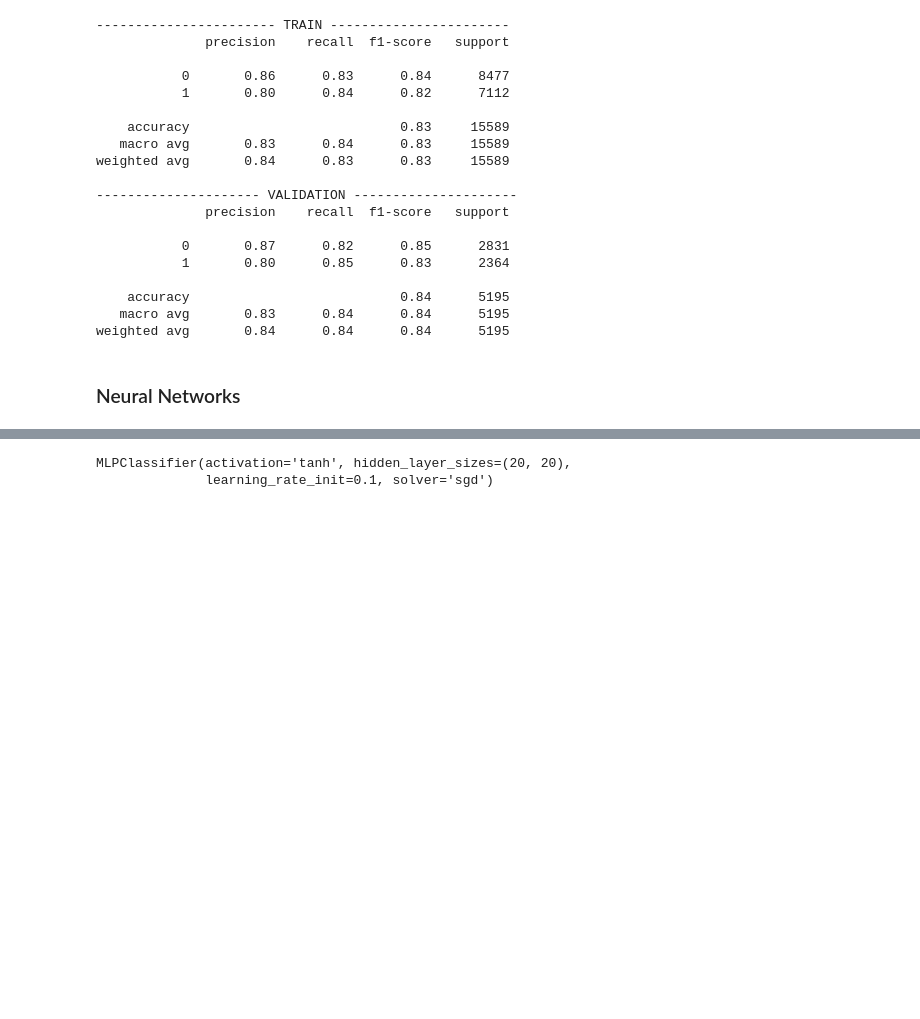
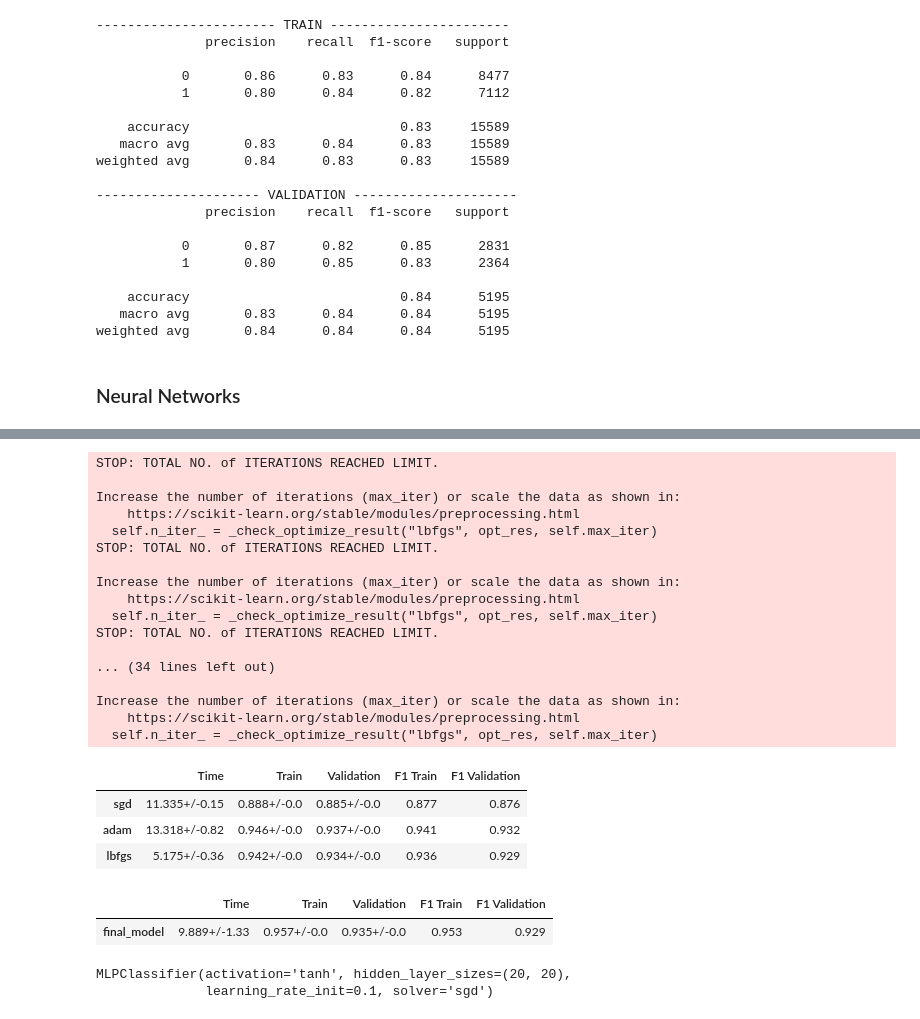
Before and after one commit to Leon209/Project_1-Supervised-Model, a Jupyter notebook: Project 1.ipynb, the cells around one changed output, grey strips where cells are left out. Cells and saved outputs as stored; diff of their text form; code cells hidden in the pictures; blank space fills up the shorter version.

```diff
--- a/Project 1.ipynb
+++ b/Project 1.ipynb
@@ -856,10 +877,32 @@ show_results(df, [model_logistic, model_tanh])
 # %%
 model_sgd = MLPClassifier(solver = 'sgd')
 model_adam = MLPClassifier(solver = 'adam')
 model_lbfgs = MLPClassifier(solver = 'lbfgs')
 
-df = pd.DataFrame(columns = ['Time','Train','Validation'], index = ['sgd','adam', 'lbfgs'])
+df = pd.DataFrame(columns = ['Time','Train','Validation','F1 Train','F1 Validation'], index = ['sgd','adam', 'lbfgs'])
 show_results(df, [model_sgd, model_adam, model_lbfgs])
+# %% [output]
+STOP: TOTAL NO. of ITERATIONS REACHED LIMIT.
+
+Increase the number of iterations (max_iter) or scale the data as shown in:
+    https://scikit-learn.org/stable/modules/preprocessing.html
+  self.n_iter_ = _check_optimize_result("lbfgs", opt_res, self.max_iter)
+STOP: TOTAL NO. of ITERATIONS REACHED LIMIT.
+
+Increase the number of iterations (max_iter) or scale the data as shown in:
+    https://scikit-learn.org/stable/modules/preprocessing.html
+  self.n_iter_ = _check_optimize_result("lbfgs", opt_res, self.max_iter)
+STOP: TOTAL NO. of ITERATIONS REACHED LIMIT.
+
+... (34 lines left out)
+
+Increase the number of iterations (max_iter) or scale the data as shown in:
+    https://scikit-learn.org/stable/modules/preprocessing.html
+  self.n_iter_ = _check_optimize_result("lbfgs", opt_res, self.max_iter)
+|  | Time | Train | Validation | F1 Train | F1 Validation |
+| sgd | 11.335+/-0.15 | 0.888+/-0.0 | 0.885+/-0.0 | 0.877 | 0.876 |
+| adam | 13.318+/-0.82 | 0.946+/-0.0 | 0.937+/-0.0 | 0.941 | 0.932 |
+| lbfgs | 5.175+/-0.36 | 0.942+/-0.0 | 0.934+/-0.0 | 0.936 | 0.929 |
 # %%
 parameter_space = { #we still need to adjust these parameters
     'hidden_layer_sizes': [(10), (10,10), (20,20)],
@@ -874,8 +917,11 @@ clf.fit(X_train, y_train)
 clf.best_params_
 final_model = clf.best_estimator_
 
-df = pd.DataFrame(columns = ['Time','Train','Validation'], index = ['final_model'])
+df = pd.DataFrame(columns = ['Time','Train','Validation','F1 Train','F1 Validation'], index = ['final_model'])
 show_results(df, [final_model])
+# %% [output]
+|  | Time | Train | Validation | F1 Train | F1 Validation |
+| final_model | 9.889+/-1.33 | 0.957+/-0.0 | 0.935+/-0.0 | 0.953 | 0.929 |
 # %%
 final_model.fit(X_train, y_train)
 # %% [output]
```
Also changed, not shown: parts of 15 cells of this notebook.
